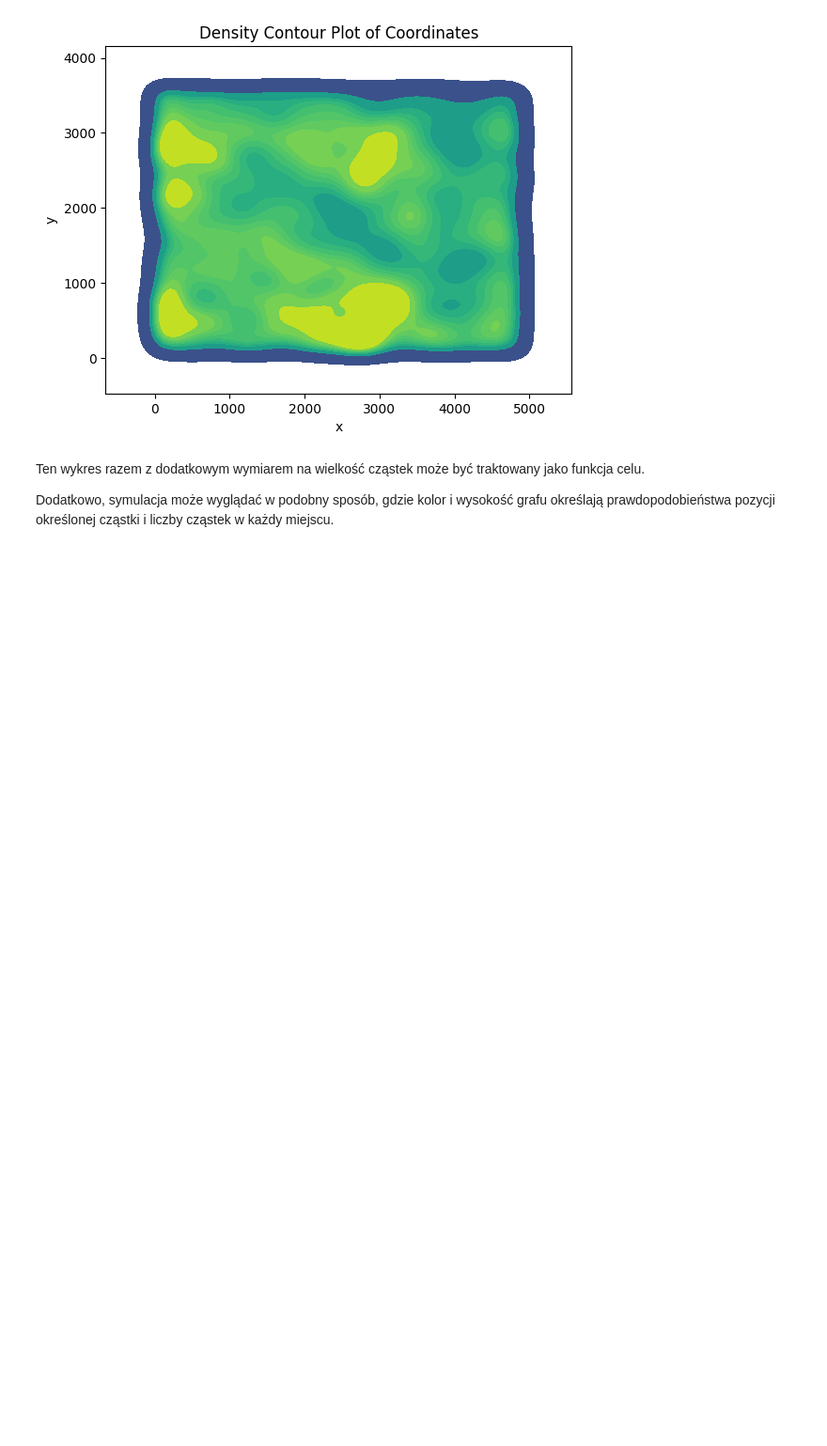
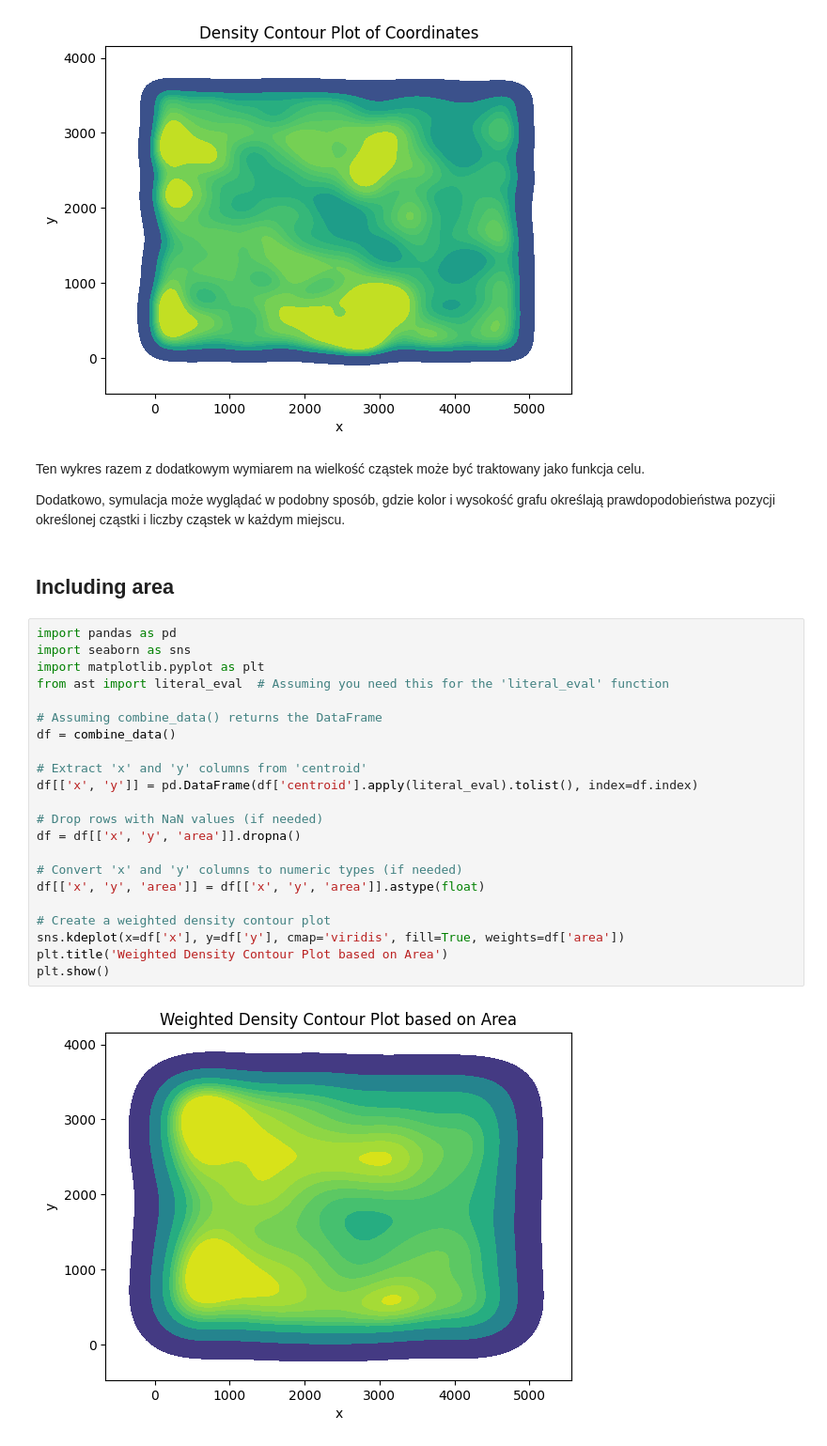
Before and after one commit to LeweLotki/inzynierka_PSO, a Jupyter notebook: src/data_analysis/notebooks/postprocessing.ipynb, the cells around one changed output. Shown at 94% size. Cells and saved outputs as stored; diff of their text form; blank space fills up the shorter version.

Commit message:
density graph

```diff
--- a/src/data_analysis/notebooks/postprocessing.ipynb
+++ b/src/data_analysis/notebooks/postprocessing.ipynb
@@ -235,4 +231,30 @@ plt.show()
 # %% [markdown]
 Ten wykres razem z dodatkowym wymiarem na wielkość cząstek może być traktowany jako funkcja celu.
 
-Dodatkowo, symulacja może wyglądać w podobny sposób, gdzie kolor i wysokość grafu określają prawdopodobieństwa pozycji określonej cząstki i liczby cząstek w każdy miejscu.
+Dodatkowo, symulacja może wyglądać w podobny sposób, gdzie kolor i wysokość grafu określają prawdopodobieństwa pozycji określonej cząstki i liczby cząstek w każdym miejscu.
+# %% [markdown]
+## Including area
+# %%
+import pandas as pd
+import seaborn as sns
+import matplotlib.pyplot as plt
+from ast import literal_eval  # Assuming you need this for the 'literal_eval' function
+
+# Assuming combine_data() returns the DataFrame
+df = combine_data()
+
+# Extract 'x' and 'y' columns from 'centroid'
+df[['x', 'y']] = pd.DataFrame(df['centroid'].apply(literal_eval).tolist(), index=df.index)
+
+# Drop rows with NaN values (if needed)
+df = df[['x', 'y', 'area']].dropna()
+
+# Convert 'x' and 'y' columns to numeric types (if needed)
+df[['x', 'y', 'area']] = df[['x', 'y', 'area']].astype(float)
+
+# Create a weighted density contour plot
+sns.kdeplot(x=df['x'], y=df['y'], cmap='viridis', fill=True, weights=df['area'])
+plt.title('Weighted Density Contour Plot based on Area')
+plt.show()
+# %% [output]
+[figure, added]
```
Also changed, not shown: parts of 3 cells of this notebook.
